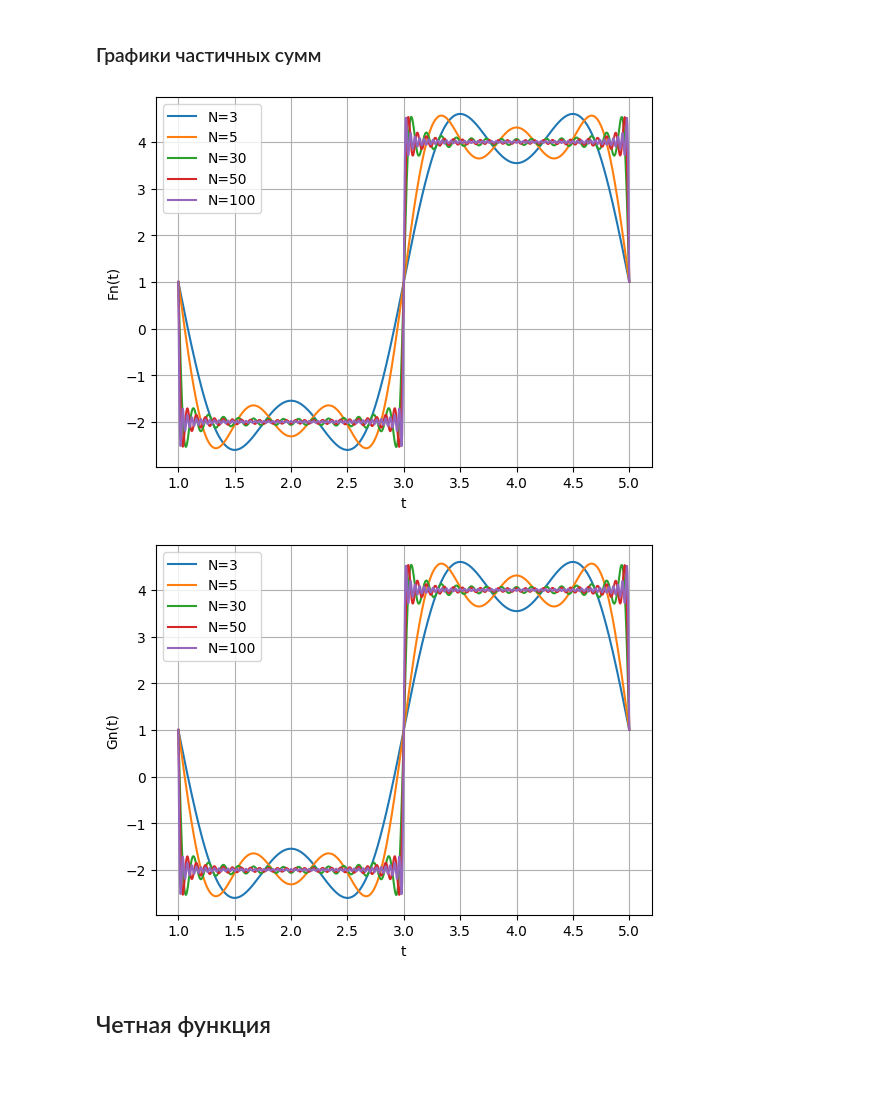
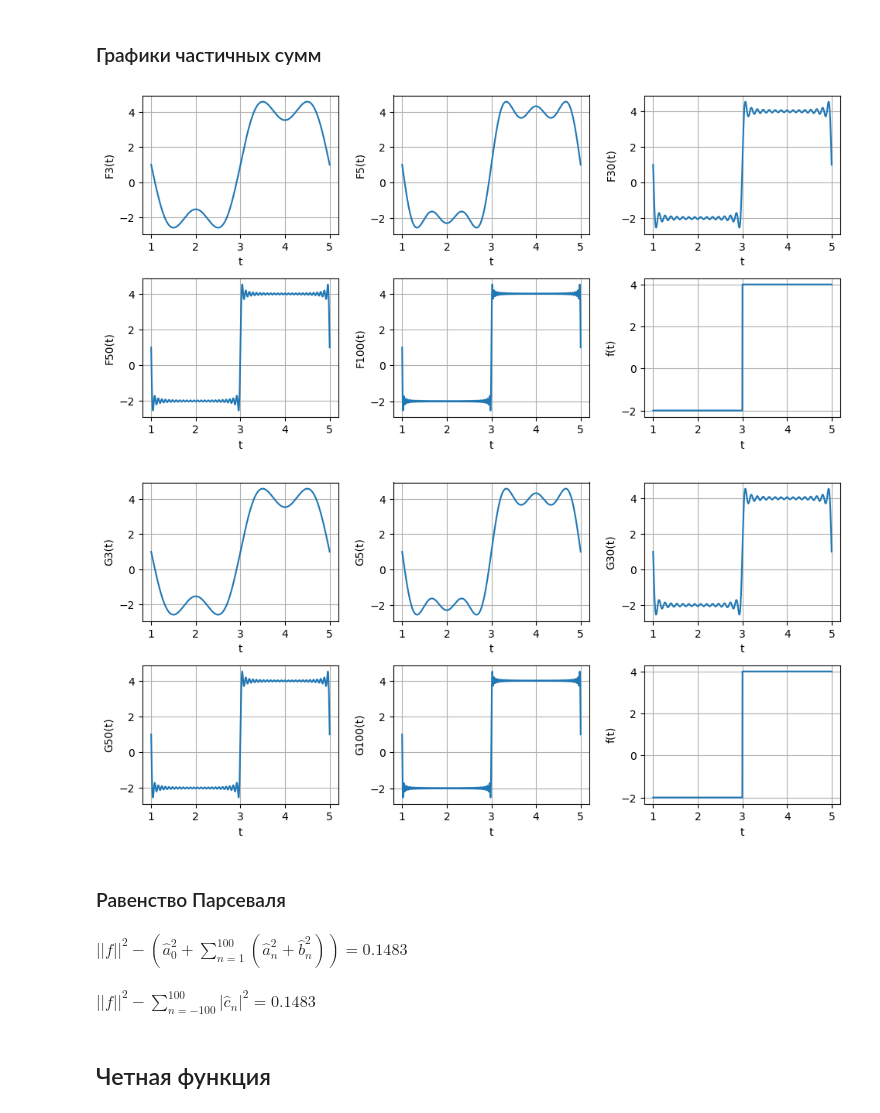
Before and after one commit to igo320345/itmo_frequency_methods, a Jupyter notebook: lab1.ipynb, the cells around one changed output. Drawn from its saved outputs; the diff is of its cells as text; code cells hidden in the pictures; blank space fills up the shorter version.

```diff
--- a/lab1.ipynb
+++ b/lab1.ipynb
@@ -114,23 +114,59 @@ $\displaystyle a_3 = -1.2732, b_3 = 0.0, c_3 = (-0.6366-0j)$
 # %% [markdown]
 ### Графики частичных сумм
 # %%
-for n in [3, 5, 30, 50, 100]:
-    plt.plot(t, Fn(square, t, n), label=f'N={n}')
+fig, axs = plt.subplots(2, 3, figsize = (10, 5))
+fig.tight_layout(pad = 2.0)
+for idx, n in enumerate([3, 5, 30, 50, 100]):
+    plt.sca(axs[idx // 3][idx % 3])
+    plt.plot(t, Fn(square, t, n))
+    plt.xlabel('t')
+    plt.ylabel(f'F{n}(t)')
+    plt.grid(True)
+plt.sca(axs[1][2])
+plt.plot(t, square(t))
 plt.xlabel('t')
-plt.ylabel('Fn(t)')
-plt.legend()
+plt.ylabel('f(t)')
 plt.grid(True)
 # %% [output]
-[figure, old version]
+[figure, new version]
 # %%
-for n in [3, 5, 30, 50, 100]:
-    plt.plot(t, Gn(square, t, n), label=f'N={n}')
+fig, axs = plt.subplots(2, 3, figsize = (10, 5))
+fig.tight_layout(pad = 2.0)
+for idx, n in enumerate([3, 5, 30, 50, 100]):
+    plt.sca(axs[idx // 3][idx % 3])
+    plt.plot(t, Gn(square, t, n))
+    plt.xlabel('t')
+    plt.ylabel(f'G{n}(t)')
+    plt.grid(True)
+plt.sca(axs[1][2])
+plt.plot(t, square(t))
 plt.xlabel('t')
-plt.ylabel('Gn(t)')
-plt.legend()
+plt.ylabel('f(t)')
 plt.grid(True)
 # %% [output]
-[figure, old version]
+[figure, new version]
+# %% [markdown]
+### Равенство Парсеваля
+# %%
+X = [np.sqrt(1 / T) * np.trapz(square(t), t)]
+for n in range(1, 101):
+    w_n = 2 * np.pi * n / T
+    a_n =  np.sqrt(2 / T) * np.trapz(square(t) * np.cos(w_n * t), t)
+    b_n =  np.sqrt(2 / T) * np.trapz(square(t) * np.sin(w_n * t), t)
+    X.append(a_n)
+    X.append(b_n)
+display(Math(f'||f||^2 - (\hat a_0^2 + \sum_{{n=1}}^{{100}} (\hat a_n^2 + \hat b_n^2)) = {np.round(np.trapz(square(t) * square(t), t) - np.sum(np.power(np.abs(X), 2)), 4)}'))
+# %% [output]
+$\displaystyle ||f||^2 - (\hat a_0^2 + \sum_{n=1}^{100} (\hat a_n^2 + \hat b_n^2)) = 0.1483$
+# %%
+C = []
+for n in range(-100, 101):
+    w_n = 2 * np.pi * n / T
+    c_n =  np.sqrt(1 / T) * np.trapz(square(t) * np.exp(-1j * w_n * t), t)
+    C.append(c_n)
+display(Math(f'||f||^2 - \sum_{{n=-100}}^{{100}} |\hat c_n|^2 = {np.round(np.trapz(square(t) * square(t), t) - np.sum(np.power(np.abs(C), 2)), 4)}'))
+# %% [output]
+$\displaystyle ||f||^2 - \sum_{n=-100}^{100} |\hat c_n|^2 = 0.1483$
 # %% [markdown]
 ## Четная функция
 # %% [markdown]
```
Also changed, not shown: parts of 28 cells of this notebook.
